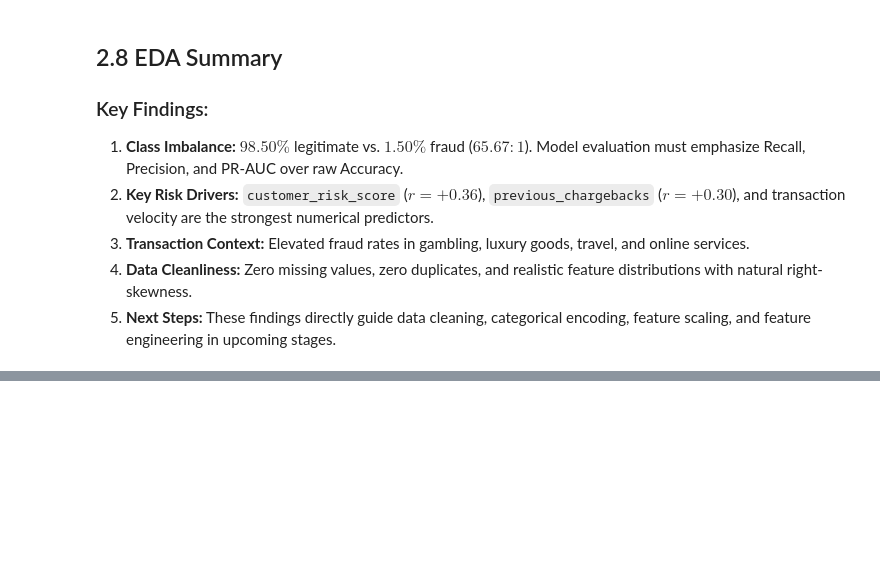
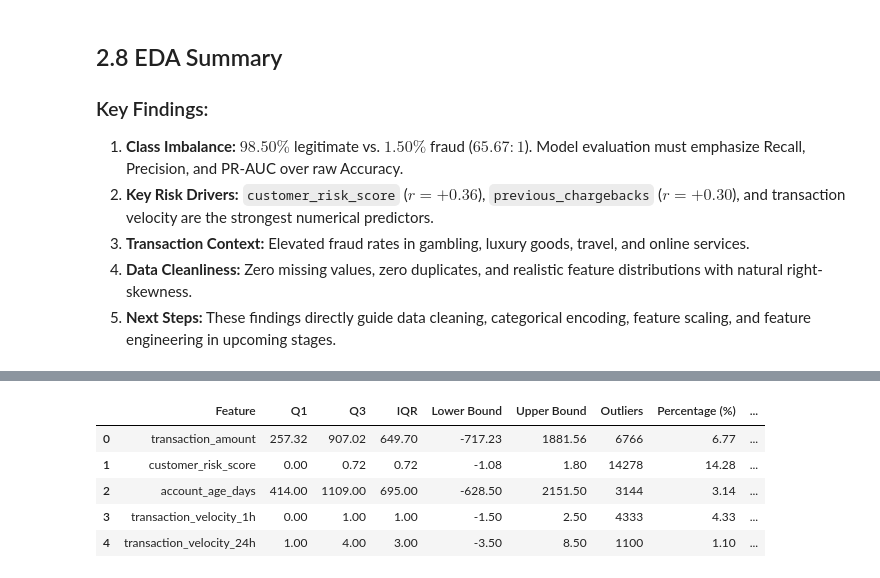
Before and after one commit to anish435/ML_capstone_project, a Jupyter notebook: notebooks/classification.ipynb, the cells around one changed output, grey strips where cells are left out. Saved outputs shown, nothing was run; the diff lists cells and outputs as text; code cells hidden in the pictures; blank space fills up the shorter version.

Commit message:
Classification: Clean fraud detection dataset

```diff
--- a/notebooks/classification.ipynb
+++ b/notebooks/classification.ipynb
@@ -426,0 +477,15 @@ plt.show()
+# %%
+# Check for exact duplicate rows
+duplicate_count_before = df.duplicated().sum()
+print(f"Duplicate rows before check: {duplicate_count_before}")
+
+if duplicate_count_before > 0:
+    df_cleaned = df.drop_duplicates().copy()
+    duplicates_removed = duplicate_count_before
+else:
+    df_cleaned = df.copy()
+    duplicates_removed = 0
+
+duplicate_count_after = df_cleaned.duplicated().sum()
+print(f"Duplicate rows after check:  {duplicate_count_after}")
+print(f"Duplicate rows removed:      {duplicates_removed}")
@@ -426,0 +537,45 @@ plt.show()
+# %%
+# Outlier inspection using IQR
+outlier_features = [
+    'transaction_amount', 'customer_risk_score', 'account_age_days',
+    'transaction_velocity_1h', 'transaction_velocity_24h'
+]
+
+outlier_summary = []
+
+for col in outlier_features:
+    q1 = df_cleaned[col].quantile(0.25)
+    q3 = df_cleaned[col].quantile(0.75)
+    iqr = q3 - q1
+    lower_bound = q1 - 1.5 * iqr
+    upper_bound = q3 + 1.5 * iqr
+
+    outlier_mask = (df_cleaned[col] < lower_bound) | (df_cleaned[col] > upper_bound)
+    outlier_count = outlier_mask.sum()
+    pct = (outlier_count / len(df_cleaned)) * 100
+
+    # Calculate fraud cases captured within the outlier region
+    fraud_cases_in_outliers = df_cleaned.loc[outlier_mask, 'risk_label'].sum()
+    fraud_rate_in_outliers = (fraud_cases_in_outliers / outlier_count * 100) if outlier_count > 0 else 0.0
+
+    outlier_summary.append({
+        'Feature': col,
+        'Q1': round(q1, 2),
+        'Q3': round(q3, 2),
+        'IQR': round(iqr, 2),
+        'Lower Bound': round(lower_bound, 2),
+        'Upper Bound': round(upper_bound, 2),
+        'Outliers': outlier_count,
+        'Percentage (%)': round(pct, 2),
+        'Fraud Cases in Outliers': int(fraud_cases_in_outliers),
+        'Fraud Rate in Outliers (%)': round(fraud_rate_in_outliers, 2)
+    })
+
+pd.DataFrame(outlier_summary)
+# %% [output]
+|  | Feature | Q1 | Q3 | IQR | Lower Bound | Upper Bound | Outliers | Percentage (%) | ... |
+| 0 | transaction_amount | 257.32 | 907.02 | 649.70 | -717.23 | 1881.56 | 6766 | 6.77 | ... |
+| 1 | customer_risk_score | 0.00 | 0.72 | 0.72 | -1.08 | 1.80 | 14278 | 14.28 | ... |
+| 2 | account_age_days | 414.00 | 1109.00 | 695.00 | -628.50 | 2151.50 | 3144 | 3.14 | ... |
+| 3 | transaction_velocity_1h | 0.00 | 1.00 | 1.00 | -1.50 | 2.50 | 4333 | 4.33 | ... |
+| 4 | transaction_velocity_24h | 1.00 | 4.00 | 3.00 | -3.50 | 8.50 | 1100 | 1.10 | ... |
```
Also changed, not shown: parts of 16 cells of this notebook, 1 other file.
